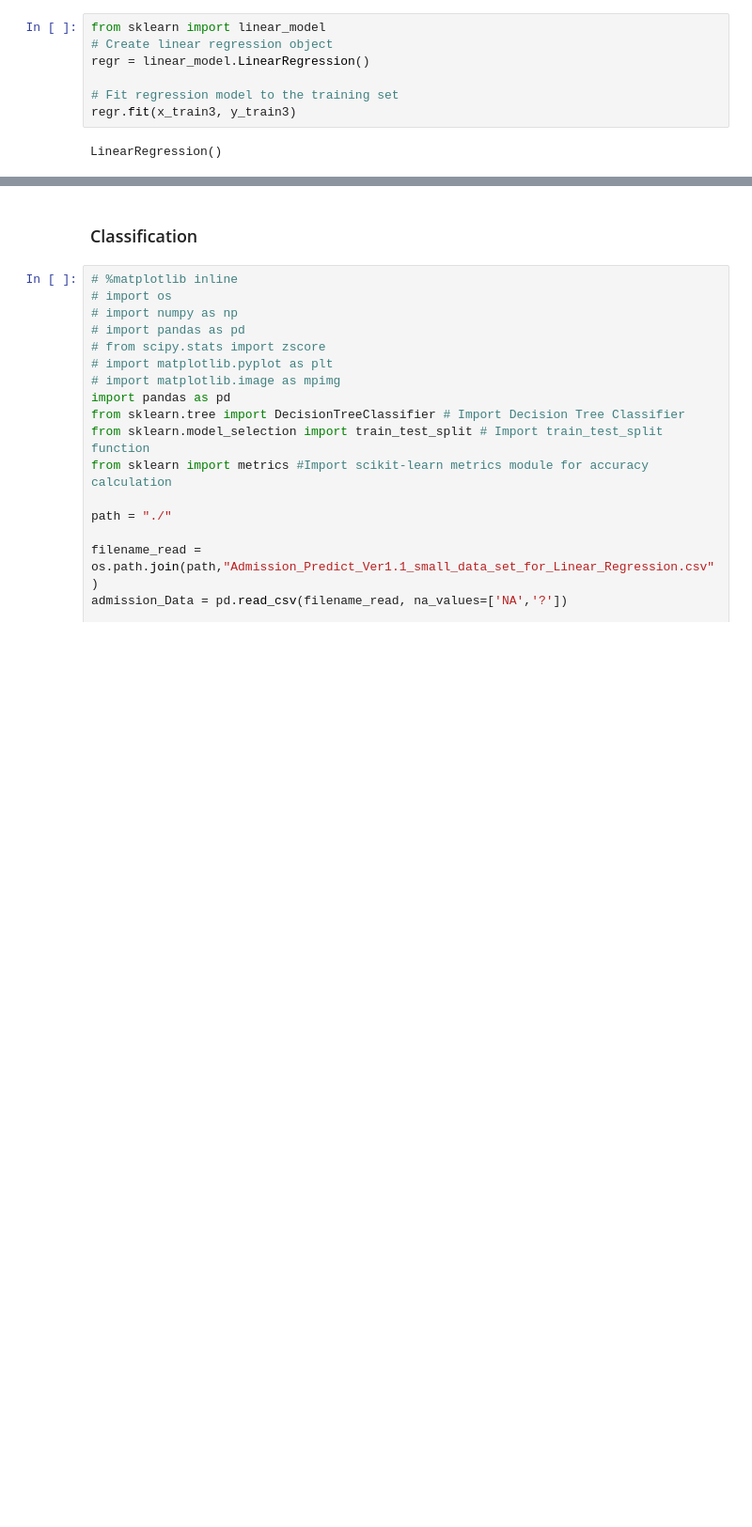
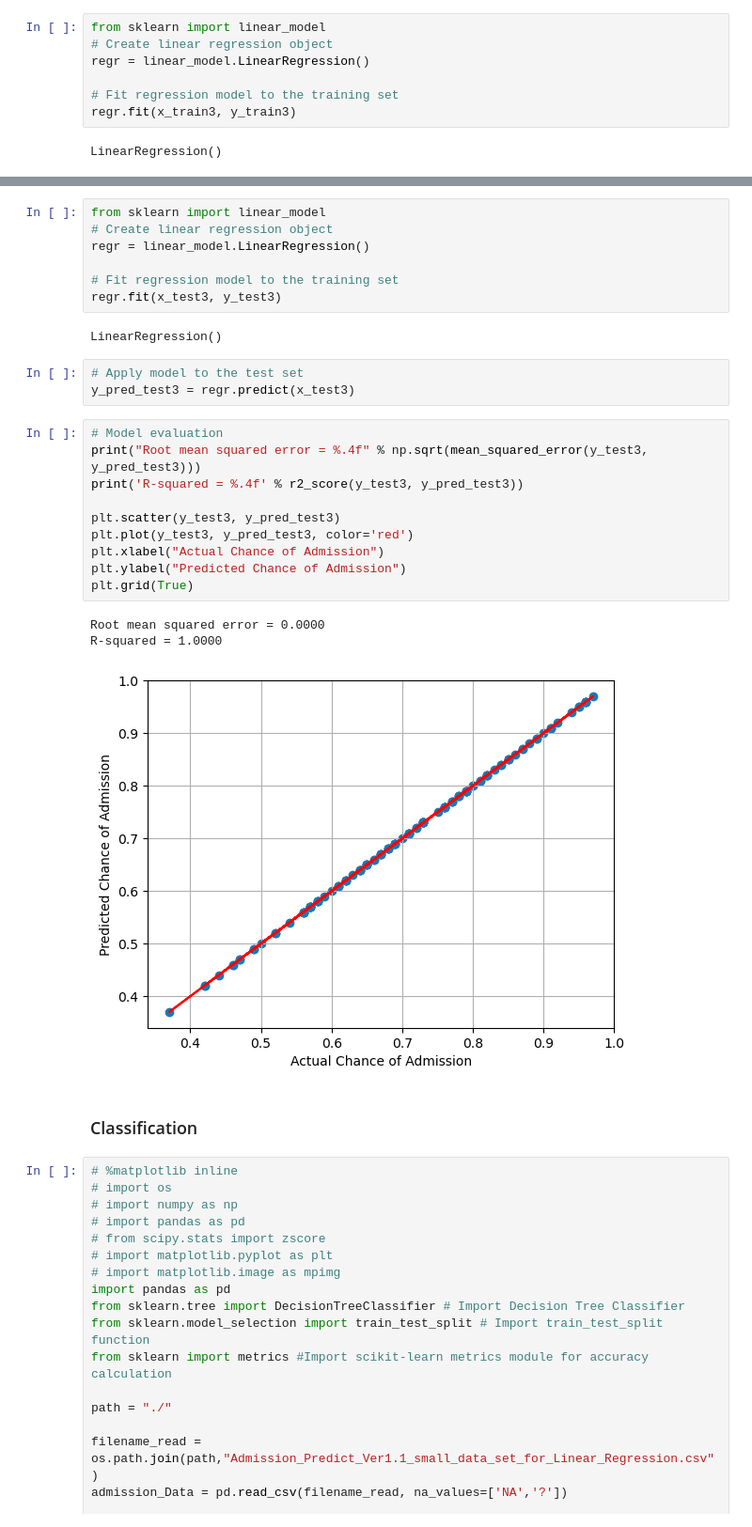
Before and after one commit to OtaSteven/CSC177_Proj, a Jupyter notebook: Linear_Regression/linear_regression.ipynb, the cells around one changed output, grey strips where cells are left out. Shown at 94% size. Saved outputs shown, nothing was run; the diff lists cells and outputs as text; blank space fills up the shorter version.

```diff
--- a/Linear_Regression/linear_regression.ipynb
+++ b/Linear_Regression/linear_regression.ipynb
@@ -545,3 +549,29 @@ Text(0, 0.5, 'Predicted Chance of Admission')
+# %%
+from sklearn import linear_model
+# Create linear regression object
+regr = linear_model.LinearRegression()
+
+# Fit regression model to the training set
+regr.fit(x_test3, y_test3)
+# %% [output]
+LinearRegression()
+# %%
+# Apply model to the test set
+y_pred_test3 = regr.predict(x_test3)
+# %%
+# Model evaluation
+print("Root mean squared error = %.4f" % np.sqrt(mean_squared_error(y_test3, y_pred_test3)))
+print('R-squared = %.4f' % r2_score(y_test3, y_pred_test3))
+
+plt.scatter(y_test3, y_pred_test3)
+plt.plot(y_test3, y_pred_test3, color='red')
+plt.xlabel("Actual Chance of Admission")
+plt.ylabel("Predicted Chance of Admission")
+plt.grid(True)
+# %% [output]
+Root mean squared error = 0.0000
+R-squared = 1.0000
+[figure, added]
 # %% [markdown]
 ### Classification
 # %%
```
Also changed, not shown: parts of 24 cells of this notebook.
